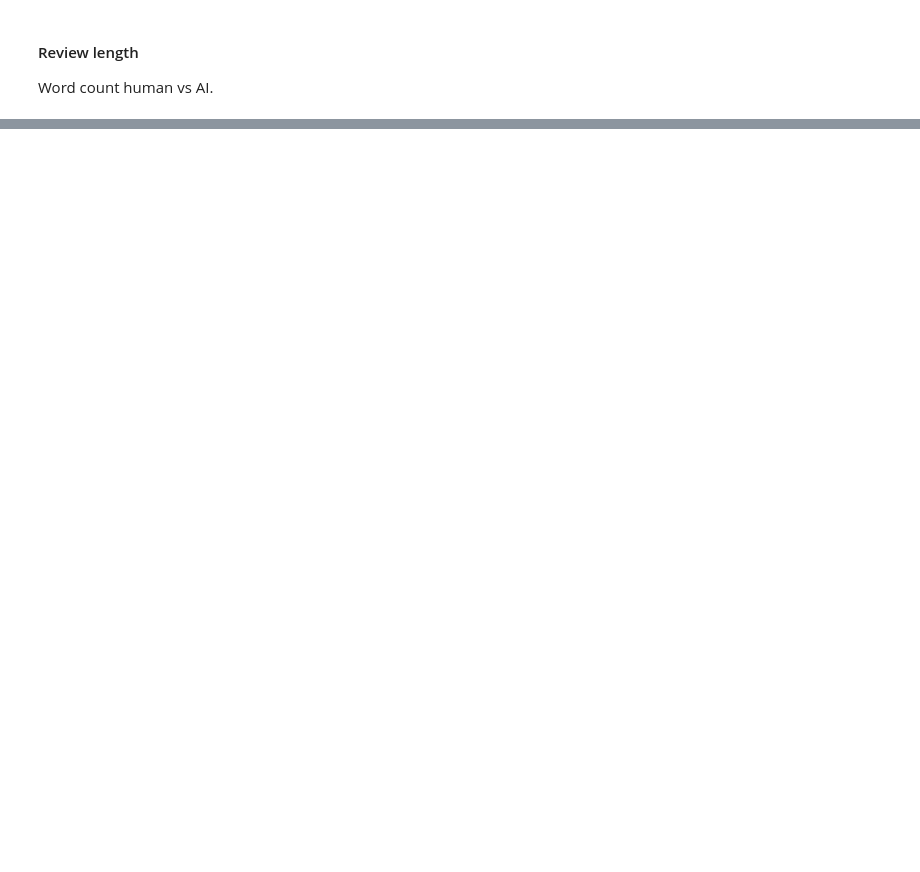
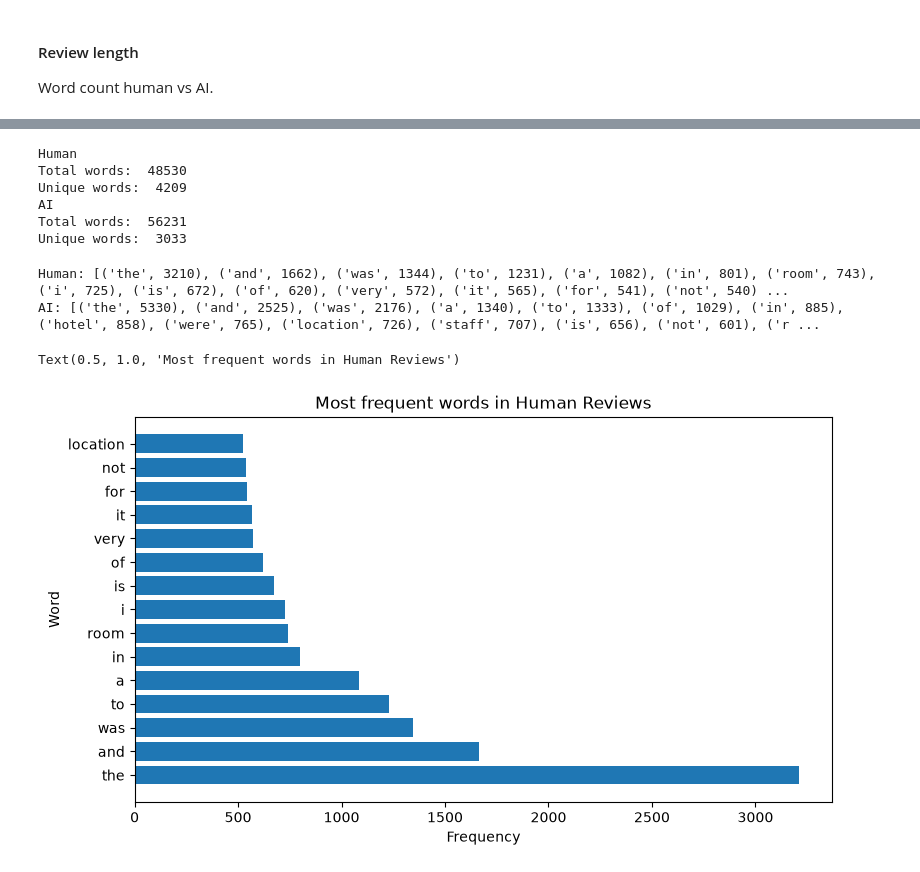
Before and after one commit to Moniica22/DM_assignment, a Jupyter notebook: eda_moni.ipynb, the cells around one changed output, grey strips where cells are left out. Saved outputs shown, nothing was run; the diff lists cells and outputs as text; code cells hidden in the pictures; blank space fills up the shorter version.

```diff
--- a/eda_moni.ipynb
+++ b/eda_moni.ipynb
@@ -167,0 +354,50 @@ Word count human vs AI.
+# %%
+# List tokens per review
+human_tokens = df[df["source"] == 0]["tokens"]
+ai_tokens = df[df["source"]==1]["tokens"]
+
+# List all words in human and AI reviews
+human_words = [word for review in human_tokens for word in review]
+ai_words = [word for review in ai_tokens for word in review]
+
+print("Human")
+print("Total words: ", len(human_words))
+print("Unique words: ", len(set(human_words)))
+
+print("AI")
+print("Total words: ", len(ai_words))
+print("Unique words: ", len(set(ai_words)))
+# %% [output]
+Human
+Total words:  48530
+Unique words:  4209
+AI
+Total words:  56231
+Unique words:  3033
+# %%
+# Most frequent words
+
+human_freq = Counter(human_words)
+ai_freq = Counter(ai_words)
+
+print("Human:", human_freq.most_common(15))
+print("AI:", ai_freq.most_common(15))
+# %% [output]
+Human: [('the', 3210), ('and', 1662), ('was', 1344), ('to', 1231), ('a', 1082), ('in', 801), ('room', 743), ('i', 725), ('is', 672), ('of', 620), ('very', 572), ('it', 565), ('for', 541), ('not', 540) ...
+AI: [('the', 5330), ('and', 2525), ('was', 2176), ('a', 1340), ('to', 1333), ('of', 1029), ('in', 885), ('hotel', 858), ('were', 765), ('location', 726), ('staff', 707), ('is', 656), ('not', 601), ('r ...
+# %%
+top_human = human_freq.most_common(15)
+
+# words and their counts
+words = [item[0] for item in top_human]
+counts = [item[1] for item in top_human]
+plt.figure(figsize=(9, 5))
+
+plt.barh(words, counts)
+
+plt.xlabel("Frequency")
+plt.ylabel("Word")
+plt.title("Most frequent words in Human Reviews")
+# %% [output]
+Text(0.5, 1.0, 'Most frequent words in Human Reviews')
+[figure, added]
```
Also changed, not shown: parts of 22 cells of this notebook, 2 other files.
